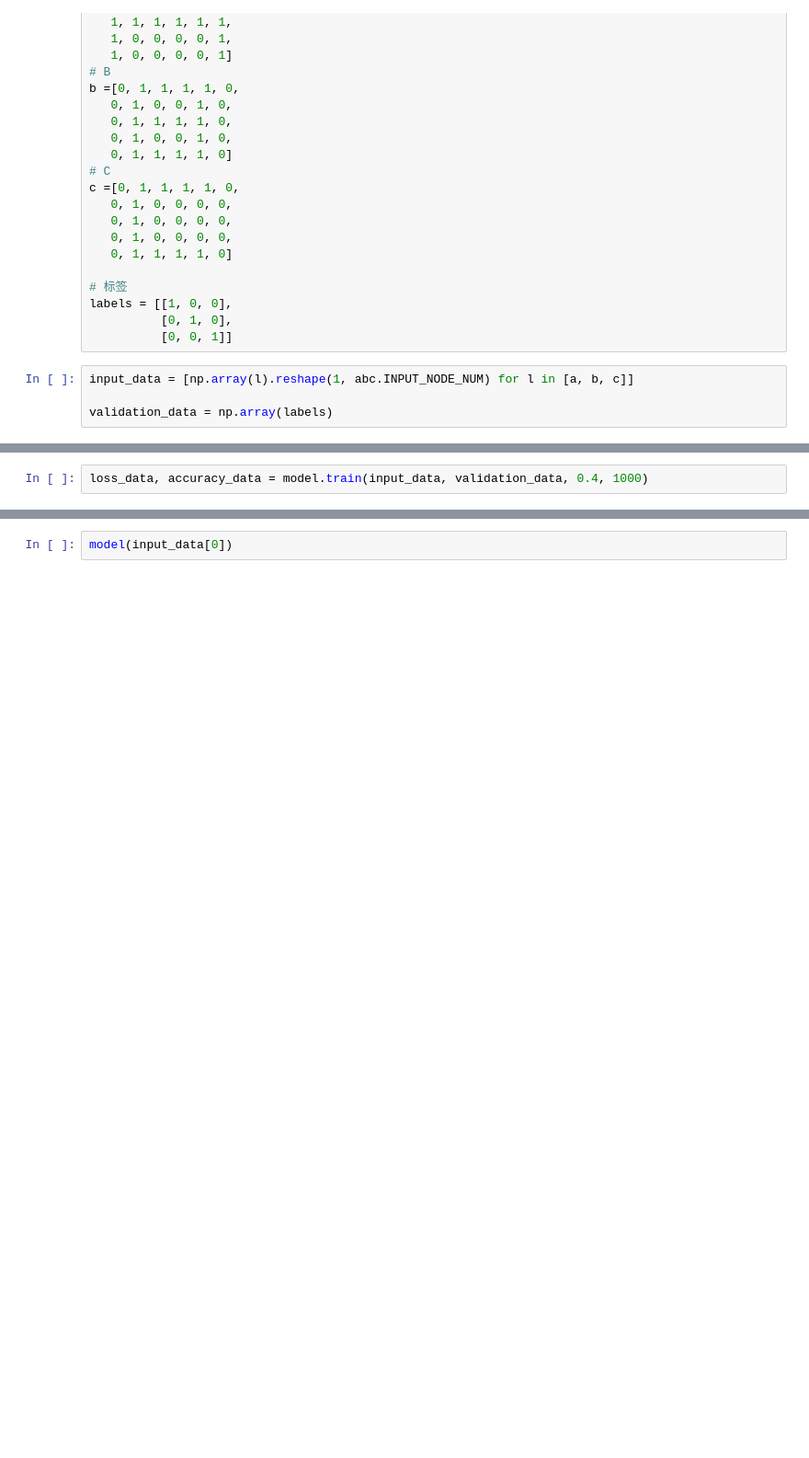
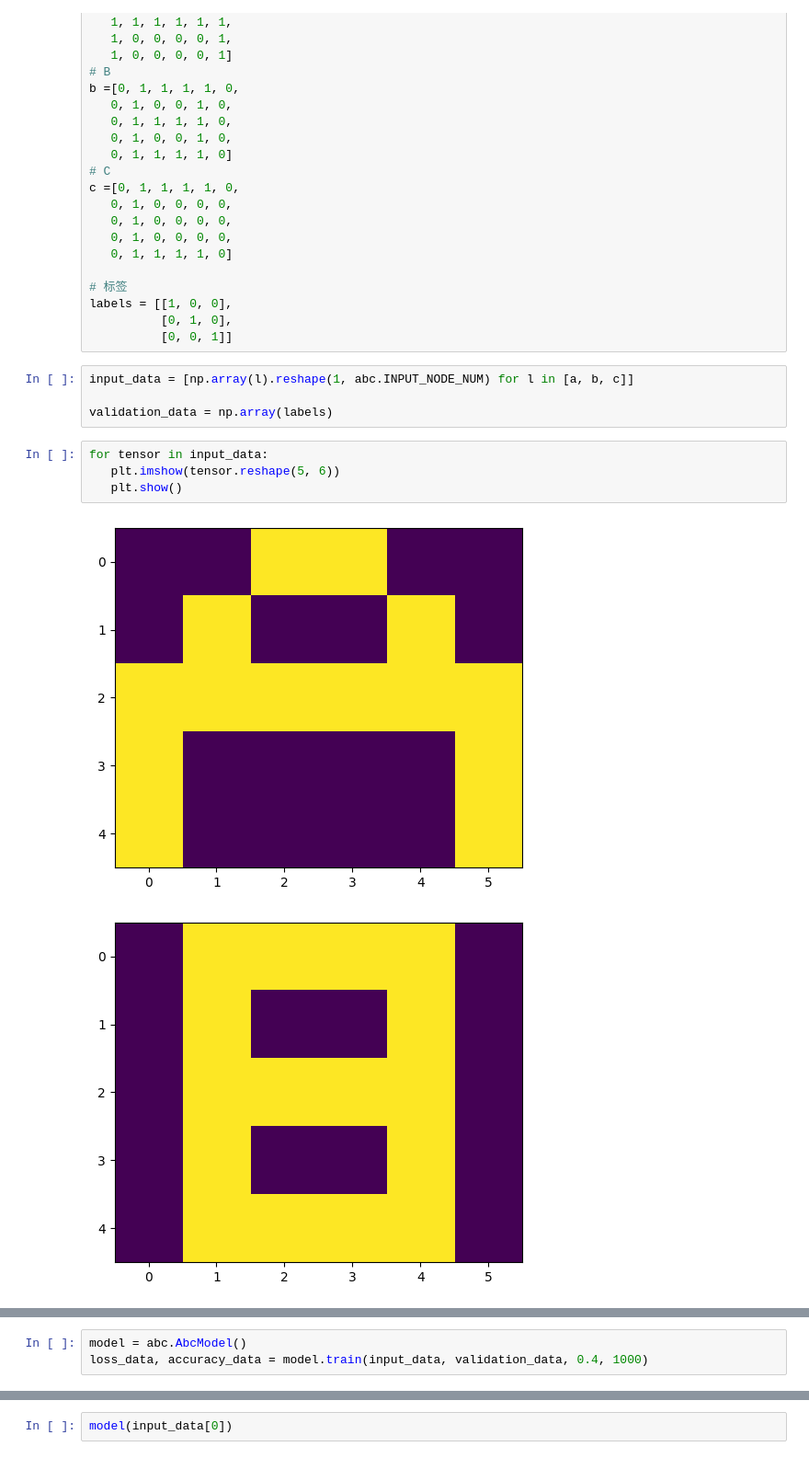
Before and after one commit to kaid/2l, a Jupyter notebook: notebooks/dl-data.ipynb, the cells around one changed output, grey strips where cells are left out. Shown at 92% size. Drawn from its saved outputs; the diff is of its cells as text; blank space fills up the shorter version.

```diff
--- a/notebooks/dl-data.ipynb
+++ b/notebooks/dl-data.ipynb
@@ -32,3 +30,10 @@ labels = [[1, 0, 0],
 input_data = [np.array(l).reshape(1, abc.INPUT_NODE_NUM) for l in [a, b, c]]
 
 validation_data = np.array(labels)
+# %%
+for tensor in input_data:
+   plt.imshow(tensor.reshape(5, 6))
+   plt.show()
+# %% [output]
+[figure, added]
+[figure, added]
@@ -35,3 +41,4 @@ validation_data = np.array(labels)
 # %%
+model = abc.AbcModel()
 loss_data, accuracy_data = model.train(input_data, validation_data, 0.4, 1000)
 # %%
```
Also changed, not shown: parts of 4 cells of this notebook, 3 other files.
